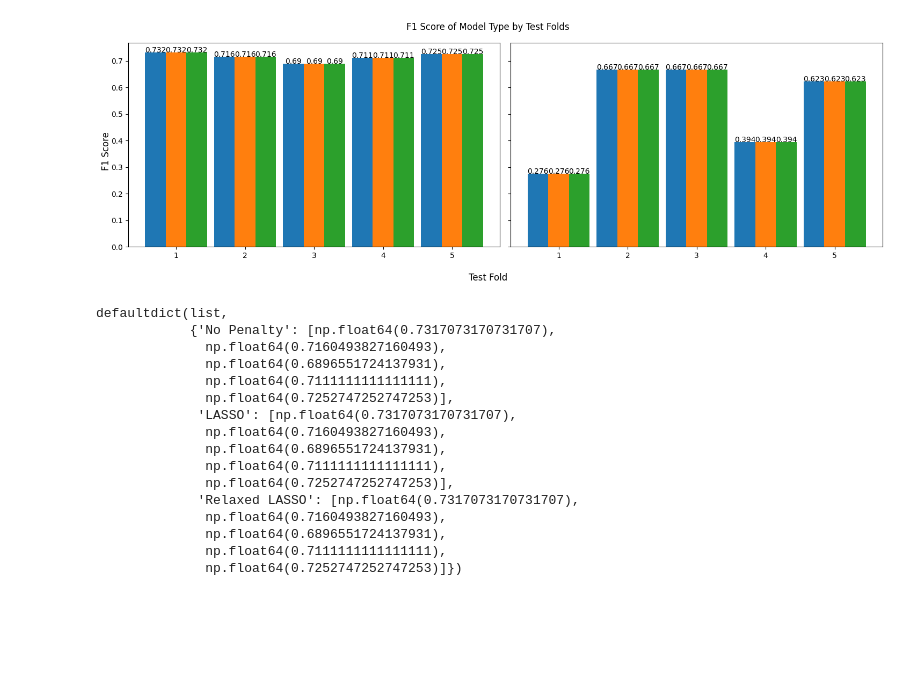
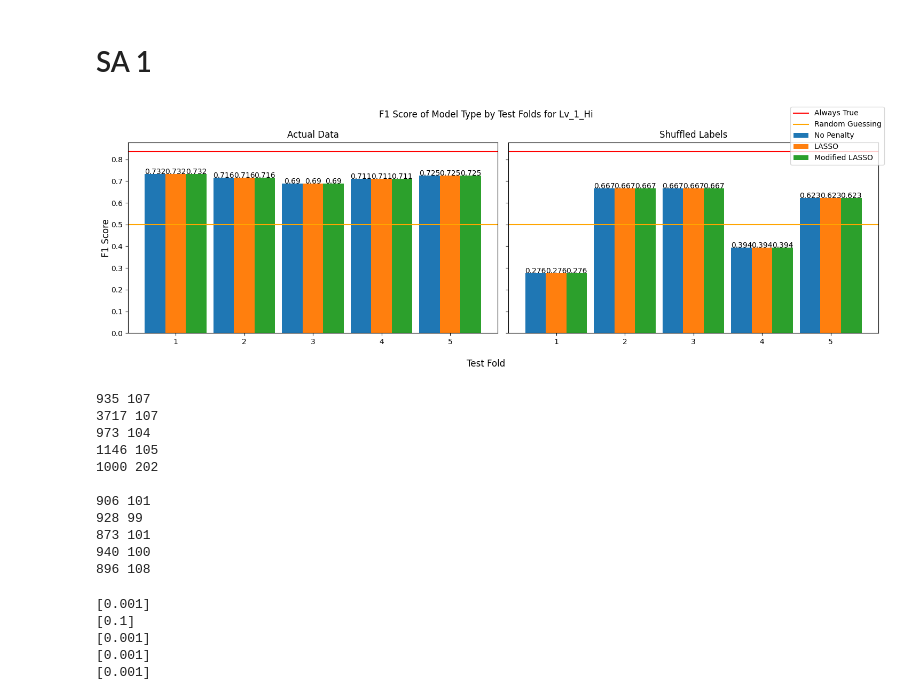
Before and after one commit to jaspershen21/jshen_DLA, a Jupyter notebook: graphing_raw_SA.ipynb, the cells around one changed output. Saved outputs shown, nothing was run; the diff lists cells and outputs as text; code cells hidden in the pictures; blank space fills up the shorter version.

Commit message:
Create graph for SA 1

```diff
--- a/graphing_raw_SA.ipynb
+++ b/graphing_raw_SA.ipynb
@@ -32,7 +33,7 @@ with open("./Pickle Files/raw_SA_investigation.pkl", "rb") as f:
 with open("./Pickle Files/raw_SA_investigation_shuffled.pkl", "rb") as f:
     all_test_scores_shuffled, all_CV_models_shuffled, relaxed_LASSO_features_shuffled = pickle.load(f)
 # %%
-def graph_folds(test_scores, test_scores_shuffled, outcome_var):
+def graph_folds(test_scores, test_scores_shuffled, predictors_df, outcomes_df, outcome_var):
     width = 0.3
     x_vals = np.arange(1, 6)
     fig, (ax1, ax2) = plt.subplots(1, 2, sharey = True)
@@ -54,11 +55,15 @@ def graph_folds(test_scores, test_scores_shuffled, outcome_var):
         ax1.text(i + 1, test_scores[outcome_var]["LASSO"][i], round(test_scores[outcome_var]["LASSO"][i], 3), ha = "center")
 
     # Modified LASSO
-    ax1.bar(x_vals + width, test_scores[outcome_var]["Relaxed LASSO"], width, label = "Relaxed LASSO")
+    ax1.bar(x_vals + width, test_scores[outcome_var]["Relaxed LASSO"], width, label = "Modified LASSO")
     for i in x_vals - 1:
         ax1.text(i + width + 1, test_scores[outcome_var]["Relaxed LASSO"][i], round(test_scores[outcome_var]["Relaxed LASSO"][i], 3), ha = "center")
 
+    # Baselines
+    ax1.axhline(y = (2 * np.sum(outcomes_df[outcome_var]) / len(outcomes_df[outcome_var])) / (np.sum(outcomes_df[outcome_var]) / len(outcomes_df[outcome_var]) + 1), color = "r", label = "Always True")
+    ax1.axhline(y = 0.5, color = "orange", label = "Random Guessing")
 
+    ax1.set_title("Actual Data")
 
     #
     # Shuffled Models
@@ -75,9 +80,15 @@ def graph_folds(test_scores, test_scores_shuffled, outcome_var):
         ax2.text(i + 1, test_scores_shuffled[outcome_var]["LASSO"][i], round(test_scores_shuffled[outcome_var]["LASSO"][i], 3), ha = "center")
 
     # Modified LASSO
-    ax2.bar(x_vals + width, test_scores_shuffled[outcome_var]["Relaxed LASSO"], width, label = "Relaxed LASSO")
+    ax2.bar(x_vals + width, test_scores_shuffled[outcome_var]["Relaxed LASSO"], width, label = "Modified LASSO")
     for i in x_vals - 1:
         ax2.text(i + width + 1, test_scores_shuffled[outcome_var]["Relaxed LASSO"][i], round(test_scores_shuffled[outcome_var]["Relaxed LASSO"][i], 3), ha = "center")
+
+    # Baselines
+    ax2.axhline(y = (2 * np.sum(outcomes_df[outcome_var]) / len(outcomes_df[outcome_var])) / (np.sum(outcomes_df[outcome_var]) / len(outcomes_df[outcome_var]) + 1), color = "r",  label = "Always True")
+    ax2.axhline(y = 0.5, color = "orange", label = "Random Guessing")
+
+    ax2.set_title("Shuffled Labels")
 
     #
     # Plot Adjustments
@@ -85,28 +96,44 @@ def graph_folds(test_scores, test_scores_shuffled, outcome_var):
 
     fig.supxlabel("Test Fold")
     fig.supylabel("F1 Score")
-    fig.suptitle("F1 Score of Model Type by Test Folds")
+    fig.suptitle("F1 Score of Model Type by Test Folds for " + outcome_var)
+
+    handles, labels = ax1.get_legend_handles_labels()
+    fig.legend(handles, labels, loc = "upper right")
+
     fig.tight_layout()
-
-graph_folds(all_test_scores, all_test_scores_shuffled, "Lv_1_Hi")
-# %% [output]
-[figure, removed]
-# %%
-all_test_scores["Lv_1_Hi"]
-# %% [output]
-defaultdict(list,
-            {'No Penalty': [np.float64(0.7317073170731707),
-              np.float64(0.7160493827160493),
-              np.float64(0.6896551724137931),
-              np.float64(0.7111111111111111),
-              np.float64(0.7252747252747253)],
-             'LASSO': [np.float64(0.7317073170731707),
-              np.float64(0.7160493827160493),
-              np.float64(0.6896551724137931),
-              np.float64(0.7111111111111111),
-              np.float64(0.7252747252747253)],
-             'Relaxed LASSO': [np.float64(0.7317073170731707),
-              np.float64(0.7160493827160493),
-              np.float64(0.6896551724137931),
-              np.float64(0.7111111111111111),
-              np.float64(0.7252747252747253)]})
+# %% [markdown]
+# SA 1
+# %%
+graph_folds(all_test_scores, all_test_scores_shuffled, predictors_df, outcomes_df, "Lv_1_Hi")
+# %% [output]
+[figure, added]
+# %%
+for i in range(5):
+    print(np.sum(all_CV_models["Lv_1_Hi"]["LASSO"][i].coef_[0] != 0), np.sum(all_CV_models["Lv_1_Hi"]["Relaxed LASSO"][i].coef_[0] != 0))
+
+print()
+
+for i in range(5):
+    print(np.sum(all_CV_models_shuffled["Lv_1_Hi"]["LASSO"][i].coef_[0] != 0), np.sum(all_CV_models_shuffled["Lv_1_Hi"]["Relaxed LASSO"][i].coef_[0] != 0))
+# %% [output]
+935 107
+3717 107
+973 104
+1146 105
+1000 202
+
+906 101
+928 99
+873 101
+940 100
+896 108
+# %%
+for i in range(5):
+    print(all_CV_models["Lv_1_Hi"]["LASSO"][i].C_)
+# %% [output]
+[0.001]
+[0.1]
+[0.001]
+[0.001]
+[0.001]
```
Also changed, not shown: parts of 5 cells of this notebook.
